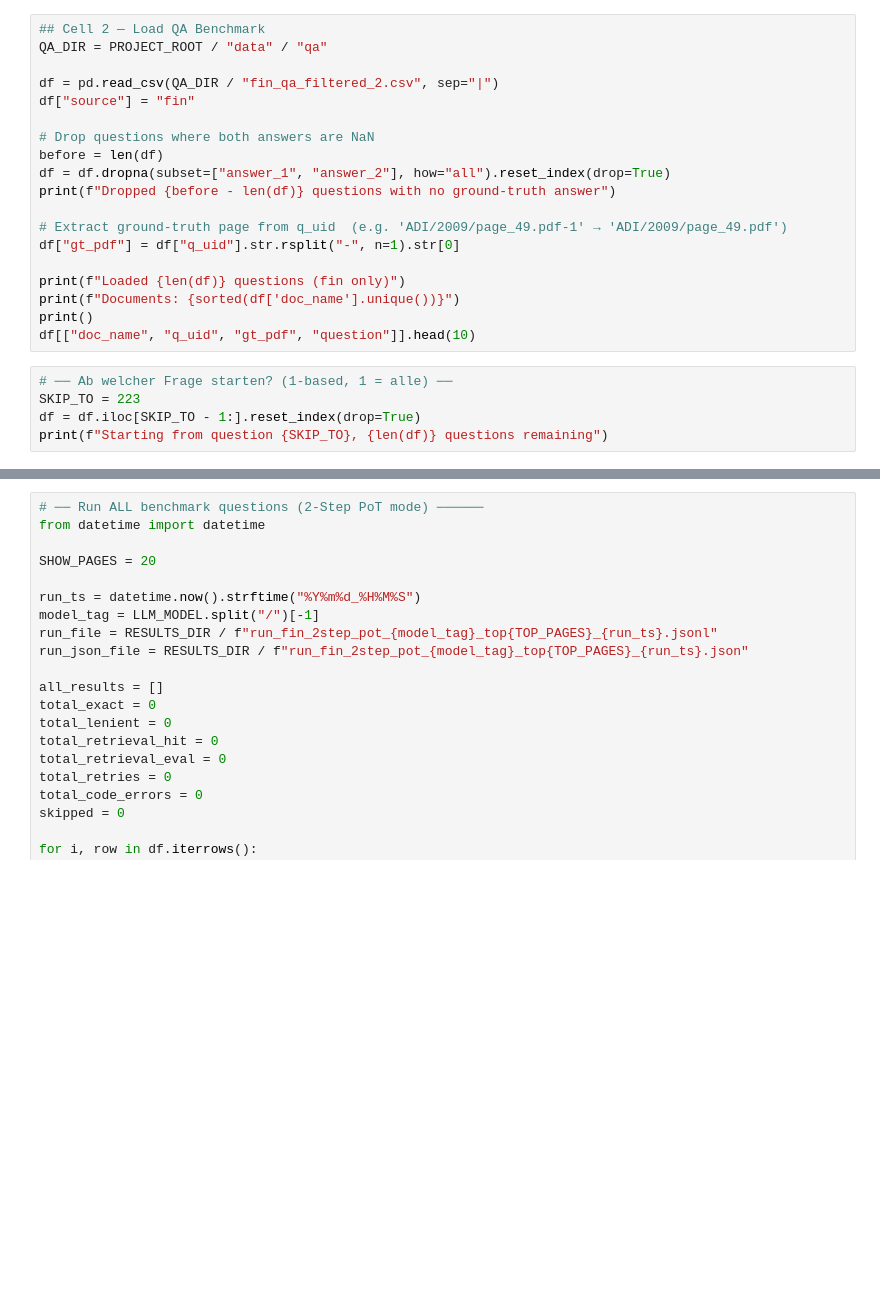
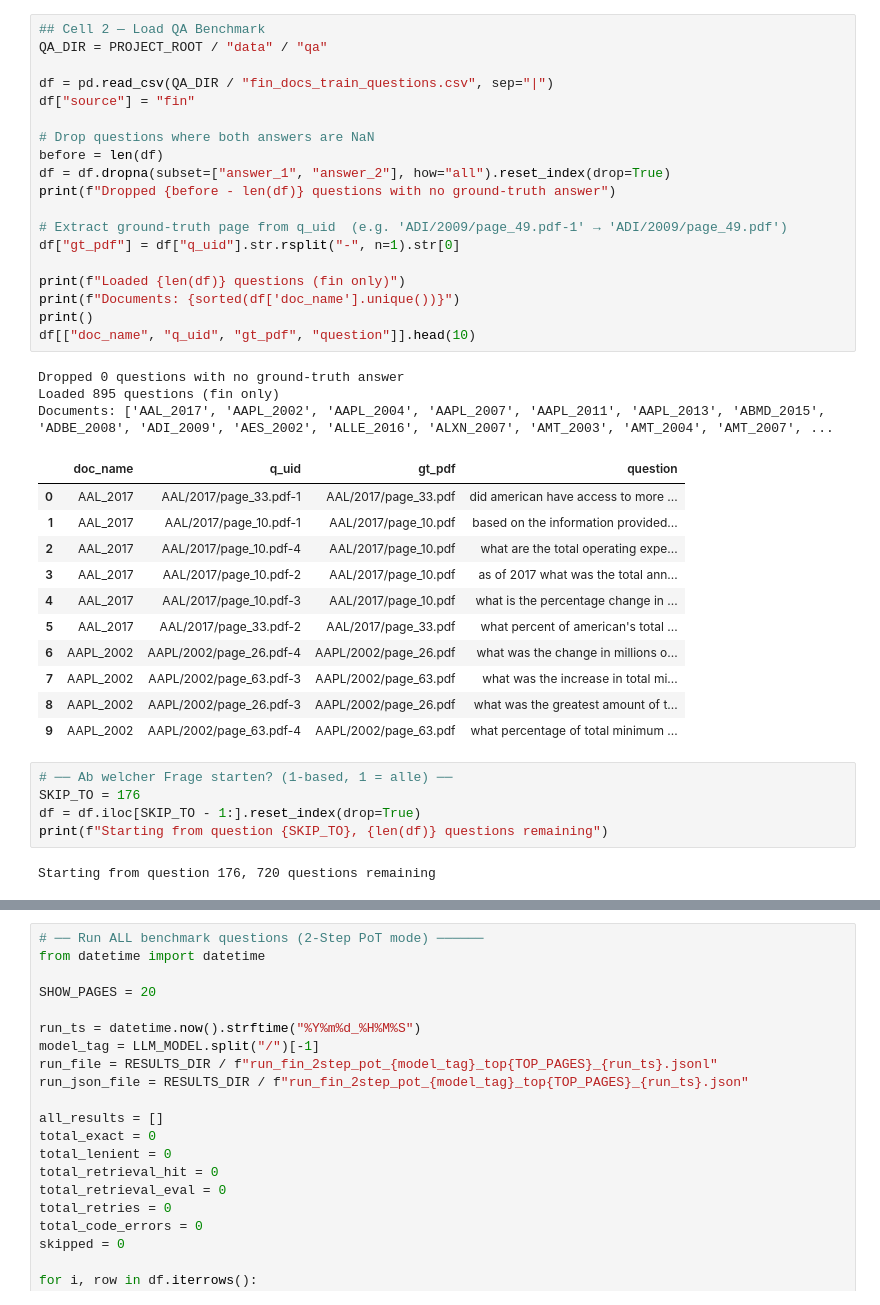
Before and after one commit to PhilippBehne/retrieval_program_of_thought, a Jupyter notebook: code/pot_gamma_new_prompt.ipynb, the cells around one changed output, grey strips where cells are left out. Drawn from its saved outputs; the diff is of its cells as text; blank space fills up the shorter version.

```diff
--- a/code/pot_gamma_new_prompt.ipynb
+++ b/code/pot_gamma_new_prompt.ipynb
@@ -173,27 +177,44 @@ print(f"  Pages:     {PAGES_DIR}")
 # %%
 ## Cell 2 — Load QA Benchmark
 QA_DIR = PROJECT_ROOT / "data" / "qa"
 
-df = pd.read_csv(QA_DIR / "fin_qa_filtered_2.csv", sep="|")
+df = pd.read_csv(QA_DIR / "fin_docs_train_questions.csv", sep="|")
 df["source"] = "fin"
 
 # Drop questions where both answers are NaN
 before = len(df)
 df = df.dropna(subset=["answer_1", "answer_2"], how="all").reset_index(drop=True)
 print(f"Dropped {before - len(df)} questions with no ground-truth answer")
 
 # Extract ground-truth page from q_uid  (e.g. 'ADI/2009/page_49.pdf-1' → 'ADI/2009/page_49.pdf')
 df["gt_pdf"] = df["q_uid"].str.rsplit("-", n=1).str[0]
 
 print(f"Loaded {len(df)} questions (fin only)")
 print(f"Documents: {sorted(df['doc_name'].unique())}")
 print()
 df[["doc_name", "q_uid", "gt_pdf", "question"]].head(10)
+# %% [output]
+Dropped 0 questions with no ground-truth answer
+Loaded 895 questions (fin only)
+Documents: ['AAL_2017', 'AAPL_2002', 'AAPL_2004', 'AAPL_2007', 'AAPL_2011', 'AAPL_2013', 'ABMD_2015', 'ADBE_2008', 'ADI_2009', 'AES_2002', 'ALLE_2016', 'ALXN_2007', 'AMT_2003', 'AMT_2004', 'AMT_2007', ...
+|  | doc_name | q_uid | gt_pdf | question |
+| 0 | AAL_2017 | AAL/2017/page_33.pdf-1 | AAL/2017/page_33.pdf | did american have access to more ... |
+| 1 | AAL_2017 | AAL/2017/page_10.pdf-1 | AAL/2017/page_10.pdf | based on the information provided... |
+| 2 | AAL_2017 | AAL/2017/page_10.pdf-4 | AAL/2017/page_10.pdf | what are the total operating expe... |
+| 3 | AAL_2017 | AAL/2017/page_10.pdf-2 | AAL/2017/page_10.pdf | as of 2017 what was the total ann... |
+| 4 | AAL_2017 | AAL/2017/page_10.pdf-3 | AAL/2017/page_10.pdf | what is the percentage change in ... |
+| 5 | AAL_2017 | AAL/2017/page_33.pdf-2 | AAL/2017/page_33.pdf | what percent of american's total ... |
+| 6 | AAPL_2002 | AAPL/2002/page_26.pdf-4 | AAPL/2002/page_26.pdf | what was the change in millions o... |
+| 7 | AAPL_2002 | AAPL/2002/page_63.pdf-3 | AAPL/2002/page_63.pdf | what was the increase in total mi... |
+| 8 | AAPL_2002 | AAPL/2002/page_26.pdf-3 | AAPL/2002/page_26.pdf | what was the greatest amount of t... |
+| 9 | AAPL_2002 | AAPL/2002/page_63.pdf-4 | AAPL/2002/page_63.pdf | what percentage of total minimum ... |
 # %%
 # ── Ab welcher Frage starten? (1-based, 1 = alle) ──
-SKIP_TO = 223
+SKIP_TO = 176
 df = df.iloc[SKIP_TO - 1:].reset_index(drop=True)
 print(f"Starting from question {SKIP_TO}, {len(df)} questions remaining")
+# %% [output]
+Starting from question 176, 720 questions remaining
 # %%
 ## Cell 3 — Few-Shot Example Pool + Embeddings (PoT)
 
```
Also changed, not shown: parts of 4 cells of this notebook, 5 other files.
